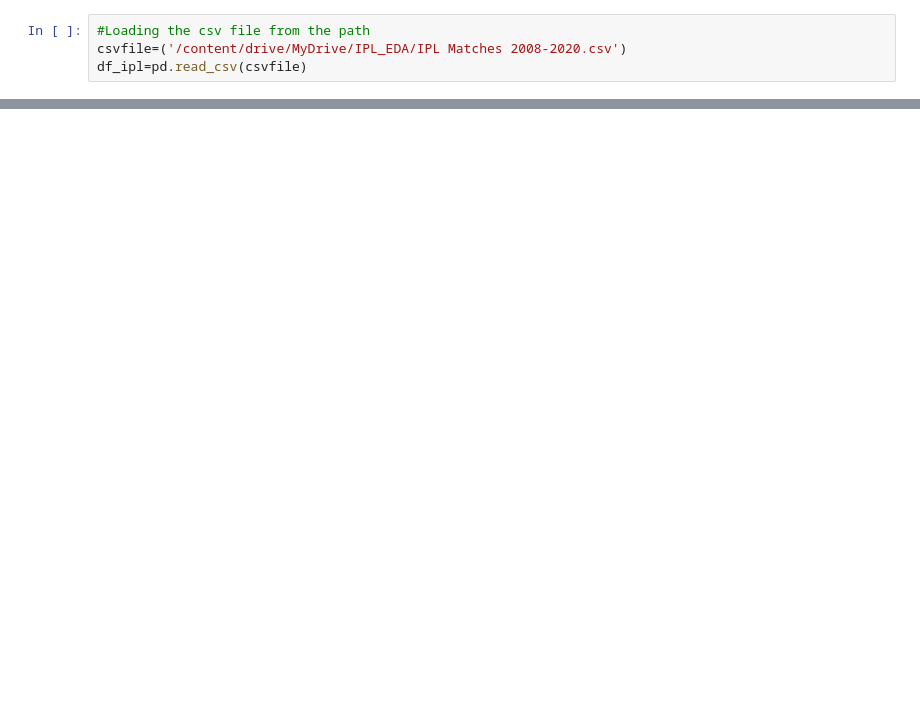
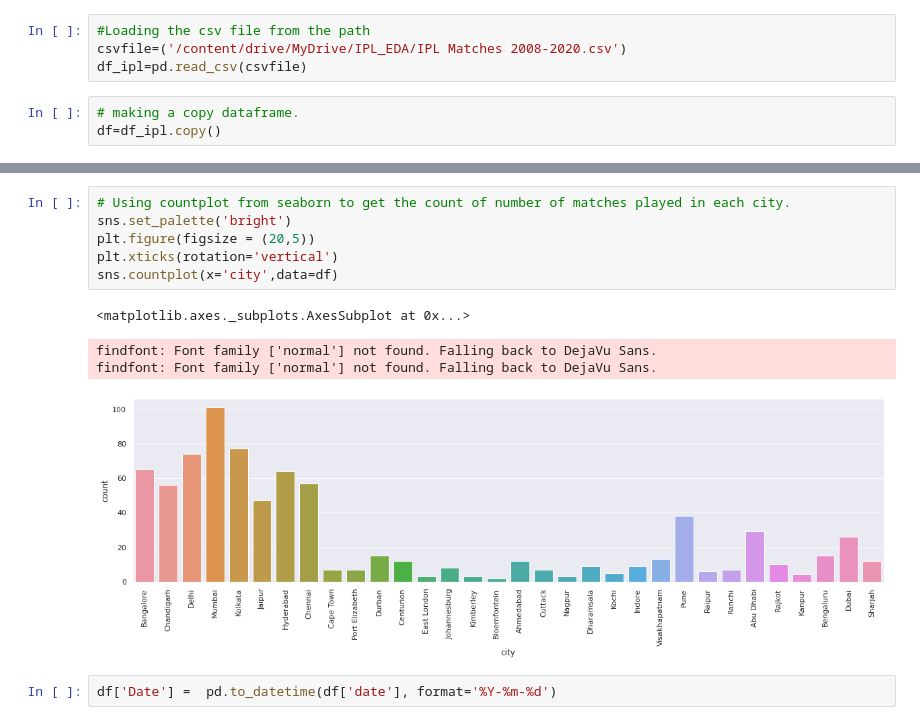
Before and after one commit to ankitatiwari7870/IPL_EDA, a Jupyter notebook: IPL_EDA.ipynb, the cells around one changed output, grey strips where cells are left out. Cells and saved outputs as stored; diff of their text form; blank space fills up the shorter version.

```diff
--- a/IPL_EDA.ipynb
+++ b/IPL_EDA.ipynb
@@ -34,3 +29,6 @@ drive.mount('/content/drive')
 #Loading the csv file from the path
 csvfile=('/content/drive/MyDrive/IPL_EDA/IPL Matches 2008-2020.csv')
 df_ipl=pd.read_csv(csvfile)
+# %%
+# making a copy dataframe.
+df=df_ipl.copy()
@@ -36,0 +177,13 @@ df_ipl=pd.read_csv(csvfile)
+# %%
+# Using countplot from seaborn to get the count of number of matches played in each city.
+sns.set_palette('bright')
+plt.figure(figsize = (20,5))
+plt.xticks(rotation='vertical')
+sns.countplot(x='city',data=df)
+# %% [output]
+<matplotlib.axes._subplots.AxesSubplot at 0x...>
+findfont: Font family ['normal'] not found. Falling back to DejaVu Sans.
+findfont: Font family ['normal'] not found. Falling back to DejaVu Sans.
+[figure, added]
+# %%
+df['Date'] =  pd.to_datetime(df['date'], format='%Y-%m-%d')
```
Also changed, not shown: parts of 37 cells of this notebook.
